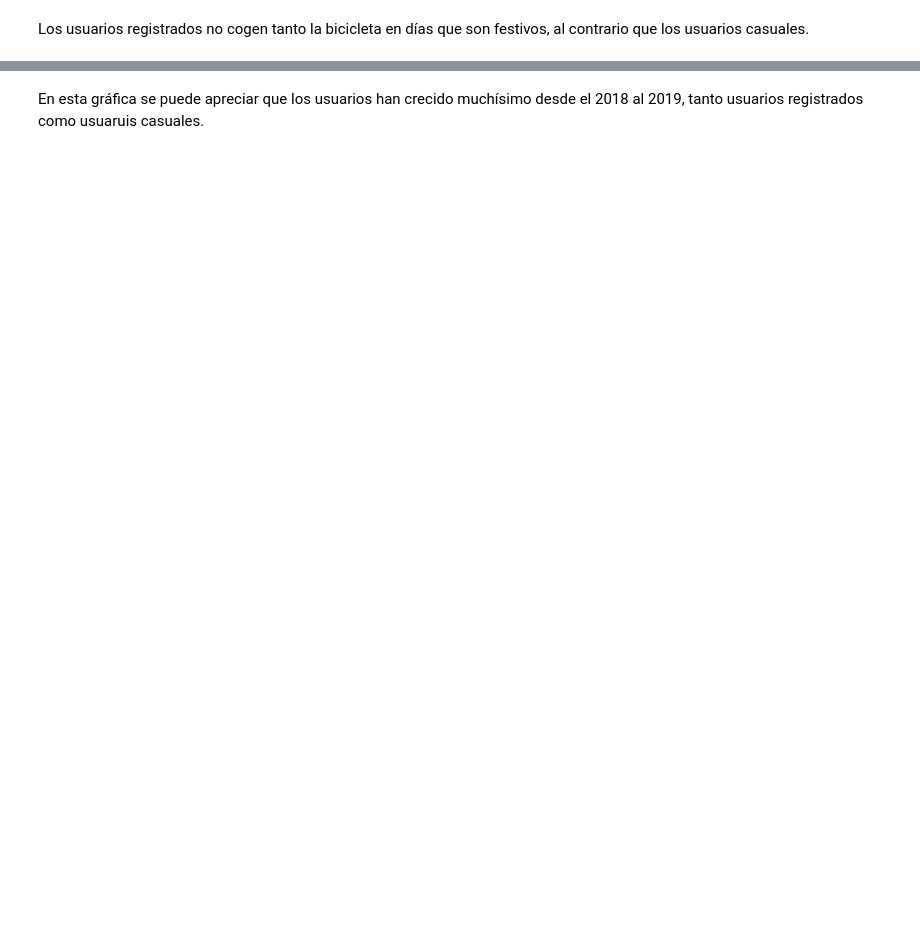
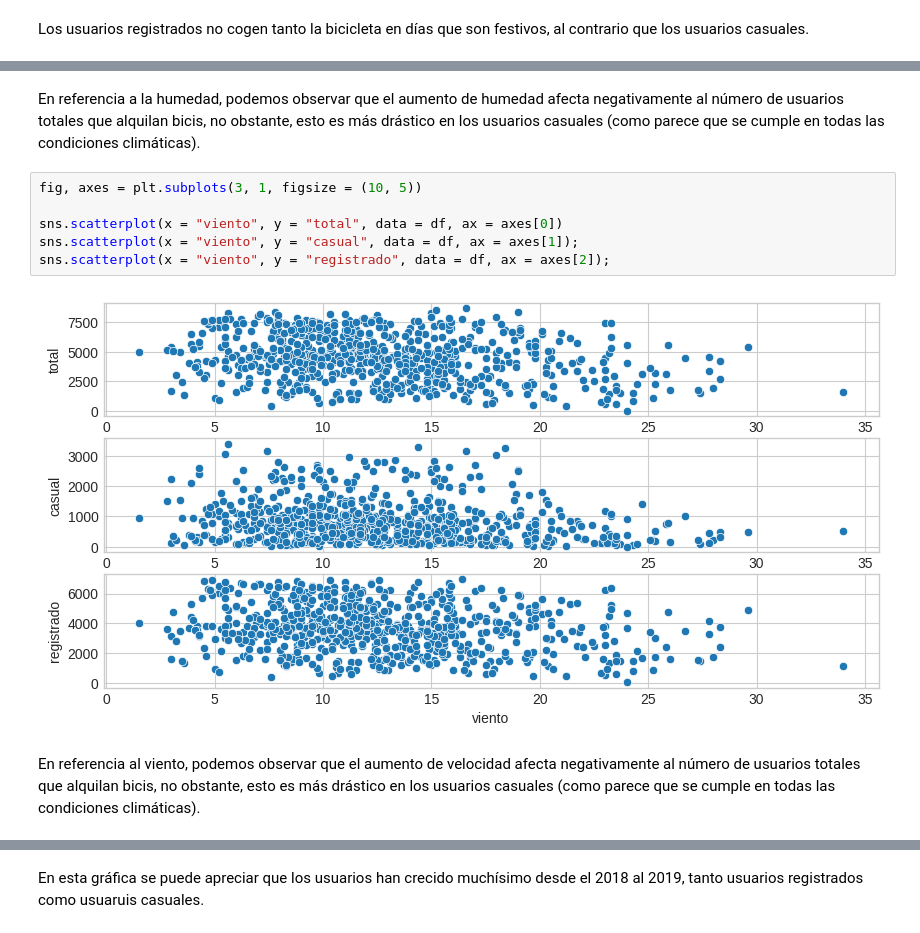
Before and after one commit to CrisSangrador/proyecto-alquiler-bicicletas, a Jupyter notebook: graficas.ipynb, the cells around one changed output, grey strips where cells are left out. Cells and saved outputs as stored; diff of their text form; blank space fills up the shorter version.

```diff
--- a/graficas.ipynb
+++ b/graficas.ipynb
@@ -171,3 +179,15 @@ Los usuarios registrados no cogen tanto la bicicleta en días que son festivos,
+# %% [markdown]
+En referencia a la humedad, podemos observar que el aumento de humedad afecta negativamente al número de usuarios totales que alquilan bicis, no obstante, esto es más drástico en los usuarios casuales (como parece que se cumple en todas las condiciones climáticas).
+# %%
+fig, axes = plt.subplots(3, 1, figsize = (10, 5))
+
+sns.scatterplot(x = "viento", y = "total", data = df, ax = axes[0])
+sns.scatterplot(x = "viento", y = "casual", data = df, ax = axes[1]);
+sns.scatterplot(x = "viento", y = "registrado", data = df, ax = axes[2]);
+# %% [output]
+[figure, added]
+# %% [markdown]
+En referencia al viento, podemos observar que el aumento de velocidad afecta negativamente al número de usuarios totales que alquilan bicis, no obstante, esto es más drástico en los usuarios casuales (como parece que se cumple en todas las condiciones climáticas).
 # %%
 df.head()
 # %% [output]
```
Also changed, not shown: parts of 14 cells of this notebook, 3 other files.
